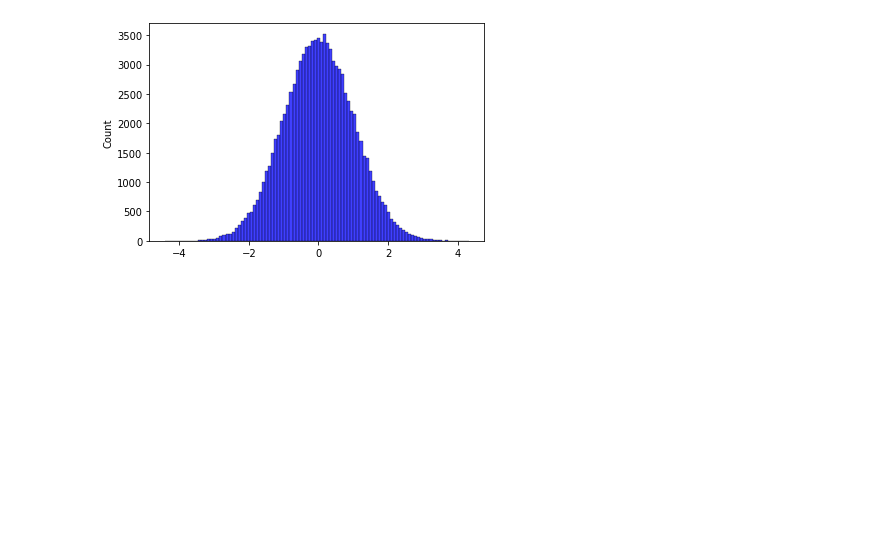
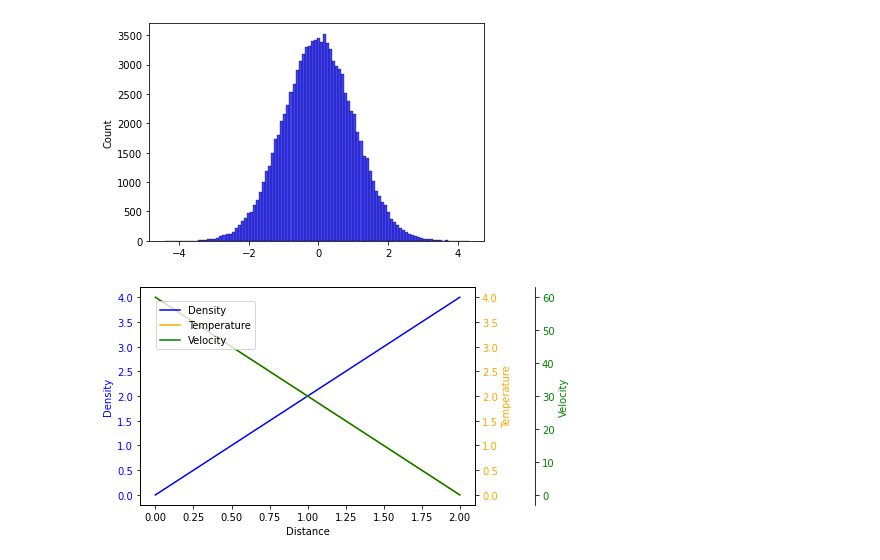
Before and after one commit to cckn93/utils, a Jupyter notebook: notebooks/plotting.ipynb, the cells around one changed output. Saved outputs shown, nothing was run; the diff lists cells and outputs as text; code cells hidden in the pictures; blank space fills up the shorter version.

```diff
--- a/notebooks/plotting.ipynb
+++ b/notebooks/plotting.ipynb
@@ -26,3 +26,42 @@ sns.histplot(data, bins=100, color='b')
 # %% [output]
 <Axes: ylabel='Count'>
 [figure]
+# %%
+import matplotlib.pyplot as plt
+import numpy as np
+
+# Sample data
+x = np.linspace(0, 2, 100)
+density = 2 * x
+temperature = 4 - 2 * x
+velocity = np.linspace(60, 0, 100)
+
+# Create a figure and axis
+fig, ax1 = plt.subplots()
+
+# Plot Density on the primary y-axis
+ax1.plot(x, density, 'b-', label='Density')
+ax1.set_xlabel('Distance')
+ax1.set_ylabel('Density', color='b')
+ax1.tick_params(axis='y', labelcolor='b')
+
+# Create a secondary y-axis and plot Temperature
+ax2 = ax1.twinx()
+ax2.plot(x, temperature, 'orange', label='Temperature')
+ax2.set_ylabel('Temperature', color='orange')
+ax2.tick_params(axis='y', labelcolor='orange')
+
+# Optionally, add another y-axis for Velocity
+ax3 = ax1.twinx()
+ax3.spines['right'].set_position(('outward', 60))  # Offset the third axis
+ax3.plot(x, velocity, 'g-', label='Velocity')
+ax3.set_ylabel('Velocity', color='green')
+ax3.tick_params(axis='y', labelcolor='green')
+
+# Add a legend
+fig.legend(loc='upper left', bbox_to_anchor=(0.15, 0.85))
+
+# Show the plot
+plt.show()
+# %% [output]
+[figure, added]
```
